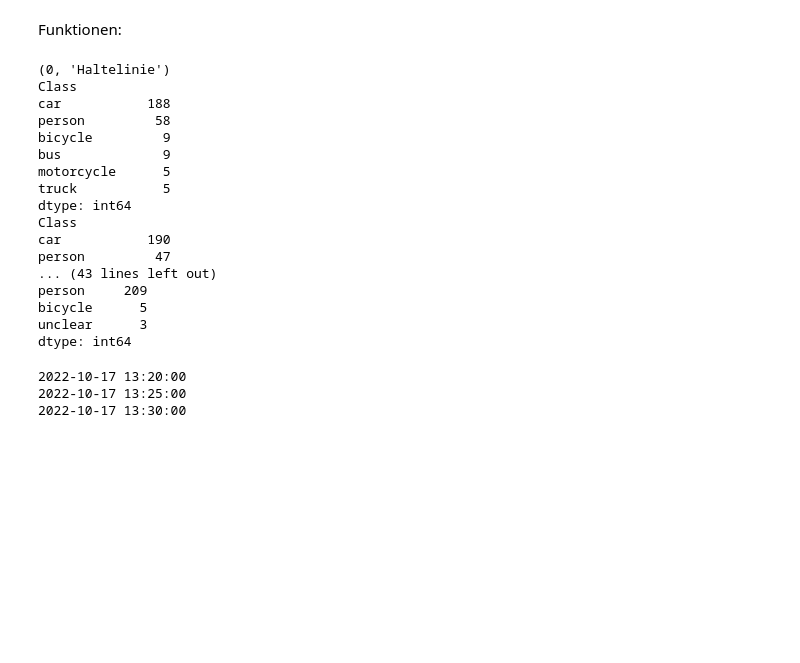
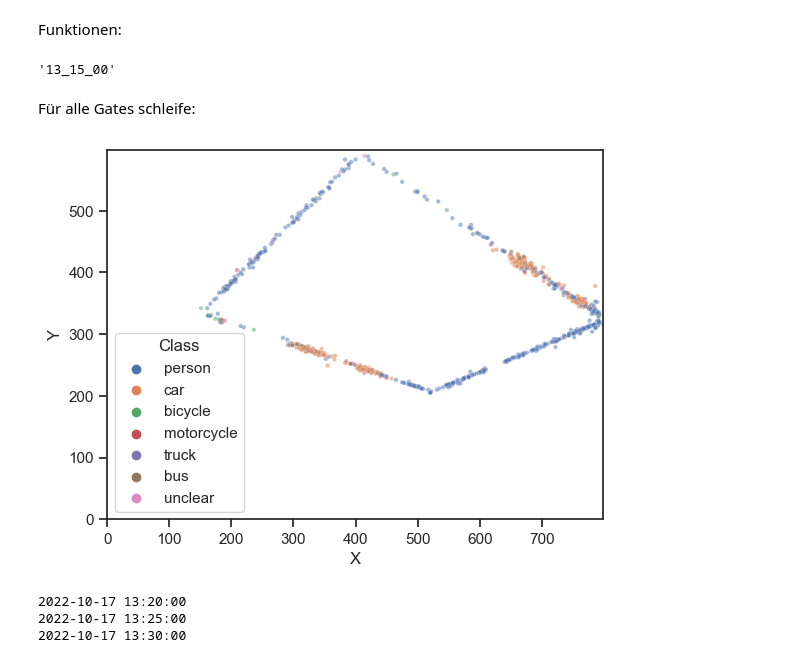
Before and after one commit to Sebastian-Gerken/hauptseminararbeit_genauigkeit_automatisierter_zahlungen_fuss_rad, a Jupyter notebook: auswertung.ipynb, the cells around one changed output. Cells and saved outputs as stored; diff of their text form; code cells hidden in the pictures; blank space fills up the shorter version.

```diff
--- a/auswertung.ipynb
+++ b/auswertung.ipynb
@@ -26,19 +31,19 @@ eq_tb = {
     "Lastenrad": "bicycle"
 }
 # %%
-#sortiert spalten nach Zeit
 def sort_time(df, col = "DateTime"):
-    df[col] = pd.to_datetime(df[col])
-    filtered = df.sort_values(by=col)
-    return filtered
+      """Sortiert zeile nach der Zeit"""
+      df[col] = pd.to_datetime(df[col])
+      filtered = df.sort_values(by=col)
+      return filtered
 
-#filtert df nach min und max zeitwert
 def get_df_range(df, t_min, t_max, col = "DateTime" ):
-        filtered = df[(df[col] >= t_min) & (df[col] < t_max)]
-        return filtered
+      """Filtert df nach einem tmin und tmax Wert """
+      filtered = df[(df[col] >= t_min) & (df[col] < t_max)]
+      return filtered
 
-#überprüft ob 2 array die gleichen strings enthält
 def array_similar(array1, array2):
+      """überprüft ob 2 array die gleichen strings enthält"""
       if not len(array1) == len(array2):
             raise ValueError("Arrays dont have the same dimesion!")
       for word in array1:
@@ -49,8 +54,8 @@ def array_similar(array1, array2):
                   break
       return True
 
-#überprüft ob spalte identische Gates  haben
 def get_gates(df1, df2, col = "SectionID"):
+      """überprüft ob spalte identische Gates  haben"""
       df1 = df1[col].unique()
       df2 = df2[col].unique()
       if (array_similar(df1, df2)):
@@ -77,40 +82,34 @@ t_max = pd.to_datetime("2022-10-17 13:20:00")#liegt nicht mehr im Berreich
 
 df_11 = get_df_range(df_eval, t_min, t_max)
 df_12 = get_df_range(df_gt, t_min, t_max)
+# %%
+t_start = pd.to_datetime("2022-10-17 13:15:00")
+t_start.strftime("%H_%M_%S")
+# %% [output]
+'13_15_00'
+# %% [markdown]
+Für alle Gates schleife:
 # %%
 t_start = pd.to_datetime("2022-10-17 13:15:00")
 t_end = pd.to_datetime("2022-10-17 13:30:00")
 
-#print(t_end)
-
-for gate_index in enumerate(gates):
-    index = gate_index[0]
-    df1 = get_df_range(df_gt,t_start,t_end)
-    df2 = get_df_range(df_eval, t_start, t_end)
-    df1 = get_value_counts(df1, gates, index)
-    df2 = get_value_counts(df2, gates, index)
-    print(gate_index)
-    print(df1)
-    print(df2)
+def loop_gates(t_start, t_end, gates):
+    """exportiert für gegebenen Zeitraum und alle gates als csv"""
+    for gate_index in enumerate(gates):
+        index = gate_index[0]
+        df1 = get_df_range(df_gt,t_start,t_end) #Spalten nach Zeitgrenzen
+        df2 = get_df_range(df_eval, t_start, t_end)
+        df1 = get_value_counts(df1, gates, index) #Spaltenwerte für Fz typen
+        df2 = get_value_counts(df2, gates, index)
+        if index == 0:
+            df_merged = pd.concat([df1, df2], axis=1)
+            df_merged = df_merged.rename( columns={0: "gt_" + gate_index[1], 1:  "eval_" + gate_index[1] } )
+        else:
+            df_merged = pd.concat([df_merged, df1, df2], axis=1)
+            df_merged = df_merged.rename( columns={0: "gt_" + gate_index[1], 1: "eval_" + gate_index[1] } )
+    filestring = t_start.strftime("%H_%M_%S") + "-" + str(t_end.strftime("%H_%M_%S")) + ".csv"
+    df_merged.to_csv( filestring, sep= ";")
 
 #df_export = pd.DataFrame({df1, df2})
 
 #df_gt[(df_gt["DateTime"] >= t_start) & (df_gt["DateTime"] < t_end)]
-# %% [output]
-(0, 'Haltelinie')
-Class
-car           188
-person         58
-bicycle         9
-bus             9
-motorcycle      5
-truck           5
-dtype: int64
-Class
-car           190
-person         47
-... (43 lines left out)
-person     209
-bicycle      5
-unclear      3
-dtype: int64
@@ -117,3 +120,11 @@ dtype: int64
+# %%
+sns.set_style("ticks")
+ax = sns.scatterplot(data = df_eval, x = "X", y = "Y", alpha = 0.5, s = 10, hue = "Class")
+ax.set_xlim(0, 799),
+ax.set_ylim(0, 599)
+plt.savefig("test.png", dpi = 300)
+# %% [output]
+[figure, added]
 # %%
 #Intervall einstellungen
 t_min = df_gt["DateTime"].min()
```
Also changed, not shown: parts of 3 cells of this notebook, 3 other files.
